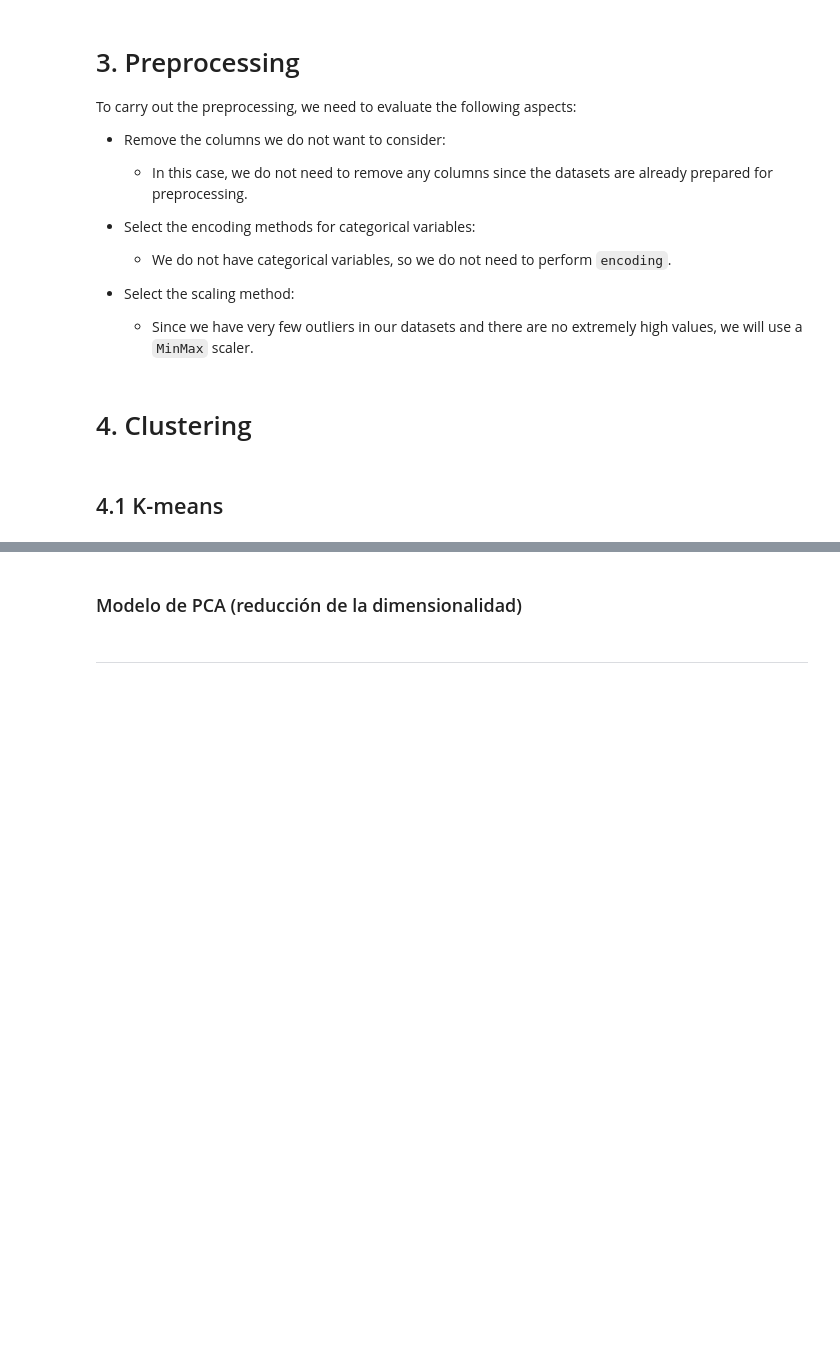
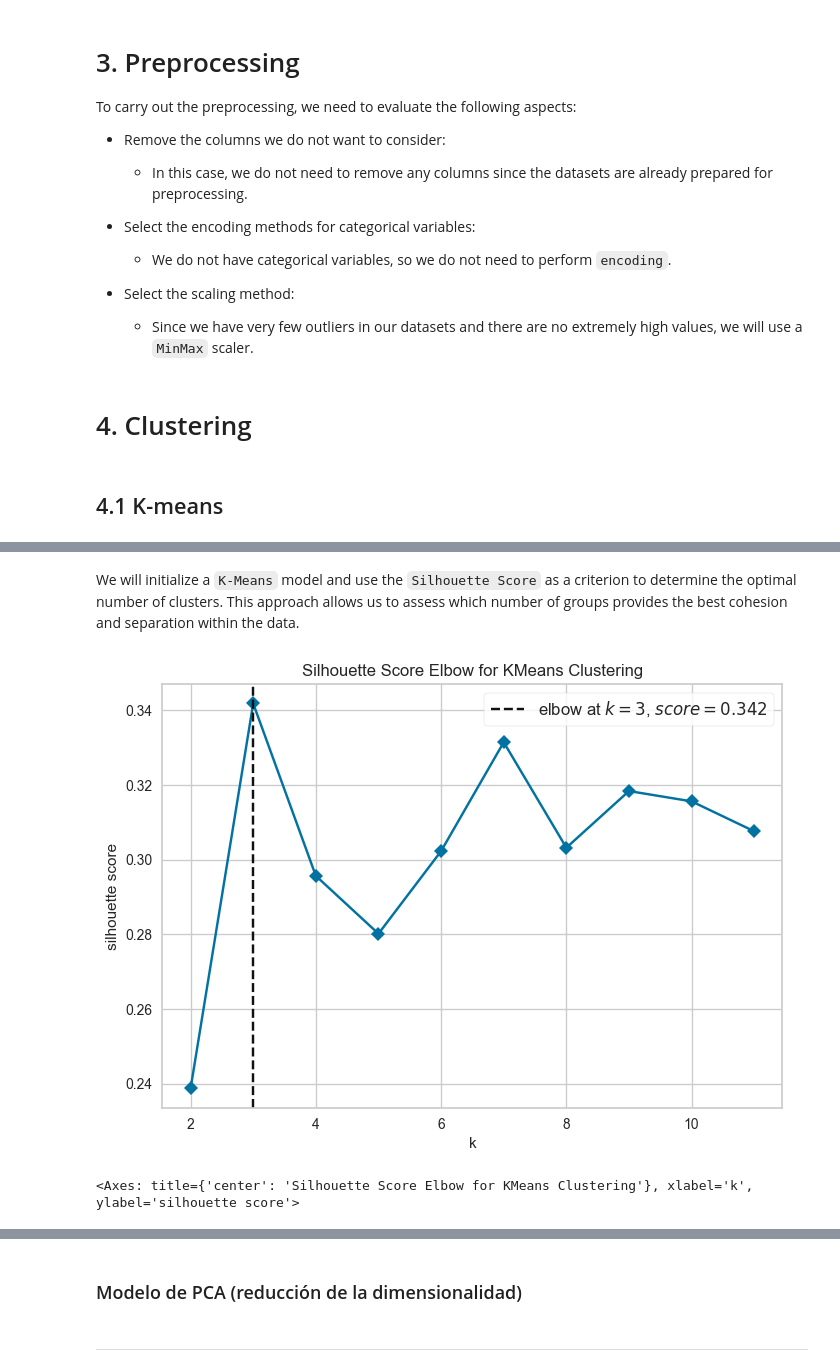
Before and after one commit to SupernovaIa/Formula-1-ML-Project, a Jupyter notebook: notebook/A2-Model-Clustering.ipynb, the cells around one changed output, grey strips where cells are left out. Cells and saved outputs as stored; diff of their text form; code cells hidden in the pictures; blank space fills up the shorter version.

Commit message:
Model clustering (wip)

```diff
--- a/notebook/A2-Model-Clustering.ipynb
+++ b/notebook/A2-Model-Clustering.ipynb
@@ -78,8 +80,7 @@ To carry out the preprocessing, we need to evaluate the following aspects:
 encoding_methods = {}
 scaling = 'minmax'
 
-df_encoded, df_scaled = preprocess(df, encoding_methods, scaling)
-df_featured_encoded, df_featured_scaled = preprocess(df_featured, encoding_methods, scaling)
+df_encoded, df_scaled = preprocess(df_featured, encoding_methods, scaling)
 # %% [markdown]
 # 4. Clustering
 # %% [markdown]
@@ -337,0 +120,15 @@ plt.show()
+# %%
+cols = ['avg_speed', 'straight_prop', 'slow_corners_prop']
+
+df_kmeans = df_scaled[cols]
+# %% [markdown]
+We will initialize a `K-Means` model and use the `Silhouette Score` as a criterion to determine the optimal number of clusters. This approach allows us to assess which number of groups provides the best cohesion and separation within the data.
+# %%
+model = KMeans(random_state=42)
+
+visualizer = KElbowVisualizer(model, k=(2, 12), metric="silhouette", timings=False)
+visualizer.fit(df_kmeans)
+visualizer.show()
+# %% [output]
+[figure, added]
+<Axes: title={'center': 'Silhouette Score Elbow for KMeans Clustering'}, xlabel='k', ylabel='silhouette score'>
```
Also changed, not shown: parts of 42 cells of this notebook, 1 other file.
